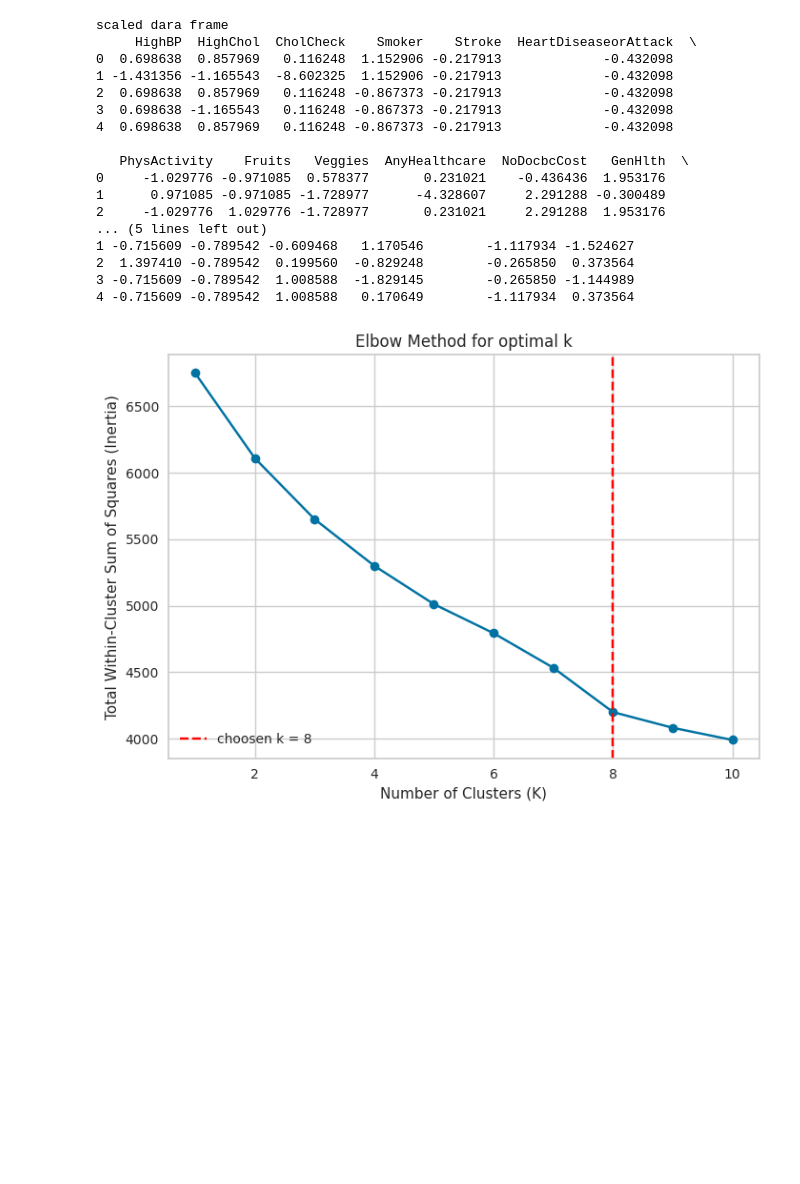
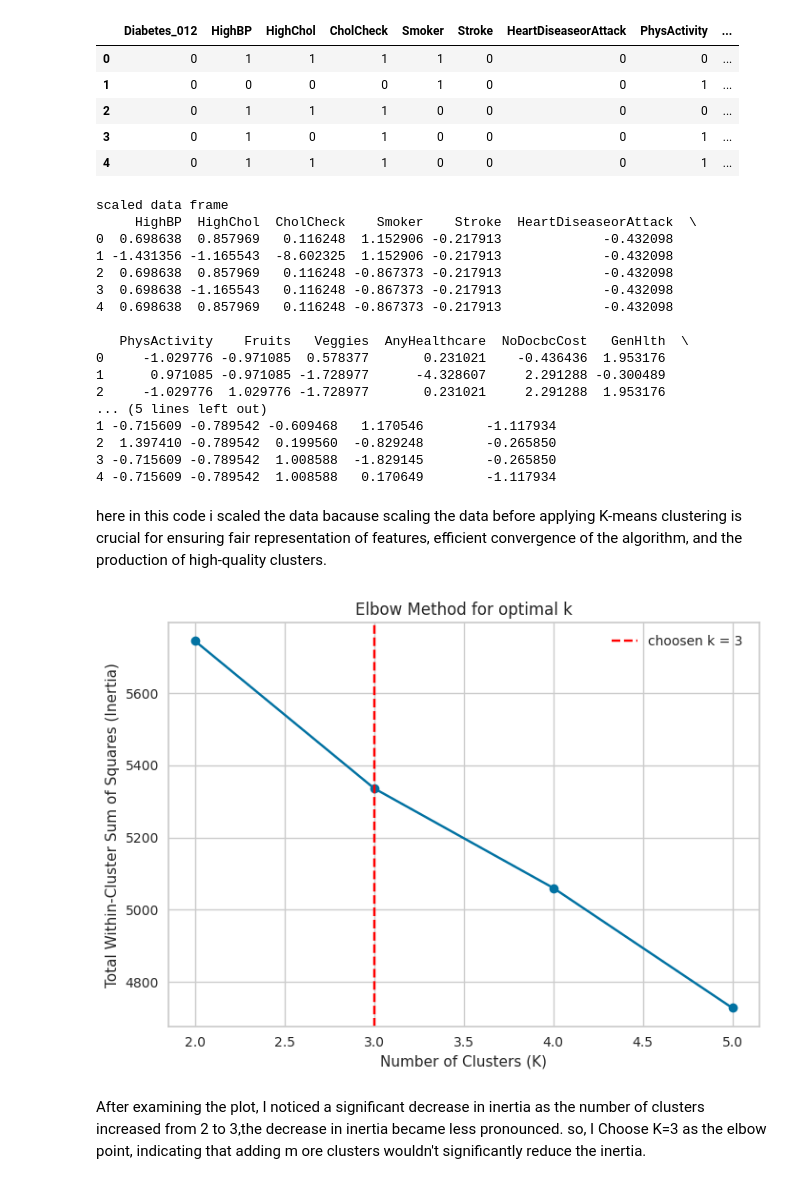
Before and after one commit to randalbarqan/IT326, a Jupyter notebook: Clustring.ipynb, the cells around one changed output. Saved outputs shown, nothing was run; the diff lists cells and outputs as text; code cells hidden in the pictures; blank space fills up the shorter version.

```diff
--- a/Clustring.ipynb
+++ b/Clustring.ipynb
@@ -13,16 +13,24 @@ from yellowbrick.cluster import SilhouetteVisualizer
 import seaborn as sns
 from sklearn.preprocessing import StandardScaler
 # %%
- df = pd.read_csv('preprocessed_Diabetes.csv')
+ df = pd.read_csv('processed_Data.csv')
+df.head()
+# %% [output]
+|  | Diabetes_012 | HighBP | HighChol | CholCheck | Smoker | Stroke | HeartDiseaseorAttack | PhysActivity | ... |
+| 0 | 0 | 1 | 1 | 1 | 1 | 0 | 0 | 0 | ... |
+| 1 | 0 | 0 | 0 | 0 | 1 | 0 | 0 | 1 | ... |
+| 2 | 0 | 1 | 1 | 1 | 0 | 0 | 0 | 0 | ... |
+| 3 | 0 | 1 | 0 | 1 | 0 | 0 | 0 | 1 | ... |
+| 4 | 0 | 1 | 1 | 1 | 0 | 0 | 0 | 1 | ... |
 # %%
 features = df.drop(df.columns [0] ,axis= 1)
 scaler = StandardScaler()
 scaledfeatures = scaler.fit_transform(features)
 df_scaled = pd.DataFrame(scaledfeatures,columns = features.columns)
-print('scaled dara frame')
+print('scaled data frame')
 print (df_scaled.head())
 # %% [output]
-scaled dara frame
+scaled data frame
      HighBP  HighChol  CholCheck    Smoker    Stroke  HeartDiseaseorAttack  \
 0  0.698638  0.857969   0.116248  1.152906 -0.217913             -0.432098
 1 -1.431356 -1.165543  -8.602325  1.152906 -0.217913             -0.432098
@@ -35,10 +43,12 @@ scaled dara frame
 1      0.971085 -0.971085 -1.728977      -4.328607     2.291288 -0.300489
 2     -1.029776  1.029776 -1.728977       0.231021     2.291288  1.953176
 ... (5 lines left out)
-1 -0.715609 -0.789542 -0.609468   1.170546        -1.117934 -1.524627
-2  1.397410 -0.789542  0.199560  -0.829248        -0.265850  0.373564
-3 -0.715609 -0.789542  1.008588  -1.829145        -0.265850 -1.144989
-4 -0.715609 -0.789542  1.008588   0.170649        -1.117934  0.373564
+1 -0.715609 -0.789542 -0.609468   1.170546        -1.117934
+2  1.397410 -0.789542  0.199560  -0.829248        -0.265850
+3 -0.715609 -0.789542  1.008588  -1.829145        -0.265850
+4 -0.715609 -0.789542  1.008588   0.170649        -1.117934
+# %% [markdown]
+here in this code i scaled the data bacause scaling the data before applying K-means clustering is crucial for ensuring fair representation of features, efficient convergence of the algorithm, and the production of high-quality clusters.
 # %%
 np.random.seed(42)
 # %%
@@ -51,12 +61,14 @@ for k in k_value :
 # %%
-plt.plot(k_value,inertia_values , marker = 'o' )
+plt.plot(k_values,inertia_values , marker = 'o' )
 plt.xlabel('Number of Clusters (K)')
 plt.ylabel('Total Within-Cluster Sum of Squares (Inertia)')
 plt.title('Elbow Method for optimal k')
-plt.axvline(x= 8 , linestyle = '--', color = 'red', label = 'choosen k = 8 ')
+plt.axvline(x= 3 , linestyle = '--', color = 'red', label = 'choosen k = 3 ')
 plt.legend()
 plt.show()
 # %% [output]
-[figure, old version]
+[figure, new version]
+# %% [markdown]
+   After examining the plot, I noticed a significant decrease in inertia as the    number of clusters increased from 2 to 3,the decrease in inertia became less    pronounced. so, I Choose K=3 as the elbow point, indicating that adding m       ore clusters wouldn't significantly reduce the inertia.
 # %%
 # Perform k-means clustering with different values of k
```
Also changed, not shown: parts of 6 cells of this notebook.
